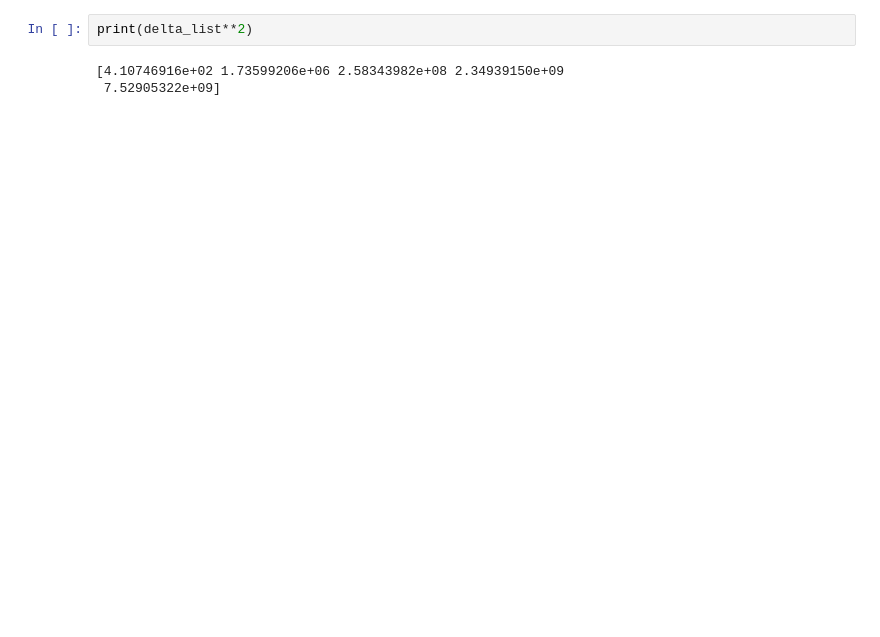
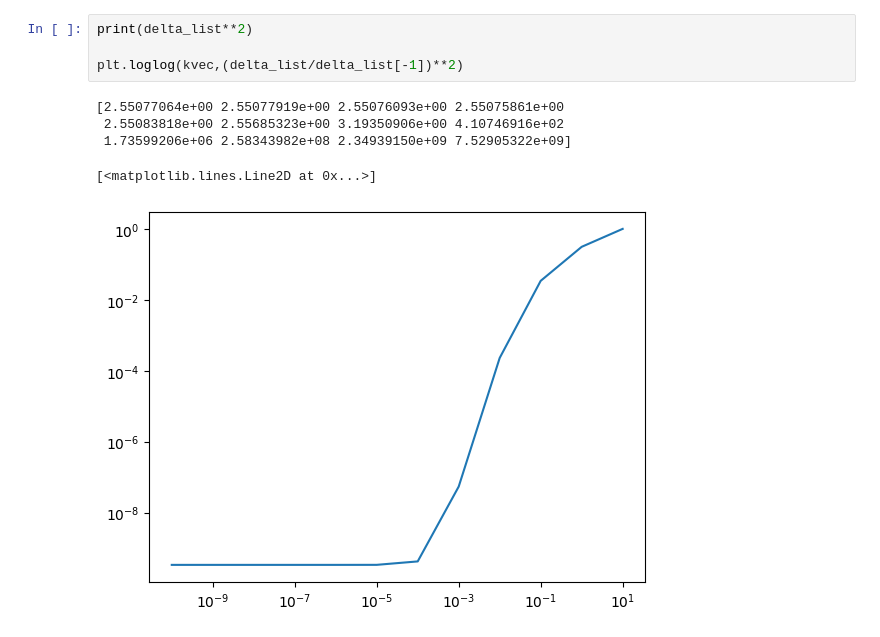
Before and after one commit to eriksteenberg/Power-spectrum-Test, a Jupyter notebook: Class power spectrum.ipynb, the cells around one changed output. Drawn from its saved outputs; the diff is of its cells as text; blank space fills up the shorter version.

```diff
--- a/Class power spectrum.ipynb
+++ b/Class power spectrum.ipynb
@@ -53,5 +59,10 @@ Text(0.5, 1.0, 'k = 0.01 1/Mpc')
 # %%
 print(delta_list**2)
+
+plt.loglog(kvec,(delta_list/delta_list[-1])**2)
 # %% [output]
-[4.10746916e+02 1.73599206e+06 2.58343982e+08 2.34939150e+09
- 7.52905322e+09]
+[2.55077064e+00 2.55077919e+00 2.55076093e+00 2.55075861e+00
+ 2.55083818e+00 2.55685323e+00 3.19350906e+00 4.10746916e+02
+ 1.73599206e+06 2.58343982e+08 2.34939150e+09 7.52905322e+09]
+[<matplotlib.lines.Line2D at 0x...>]
+[figure, added]
```
Also changed, not shown: parts of 3 cells of this notebook.
